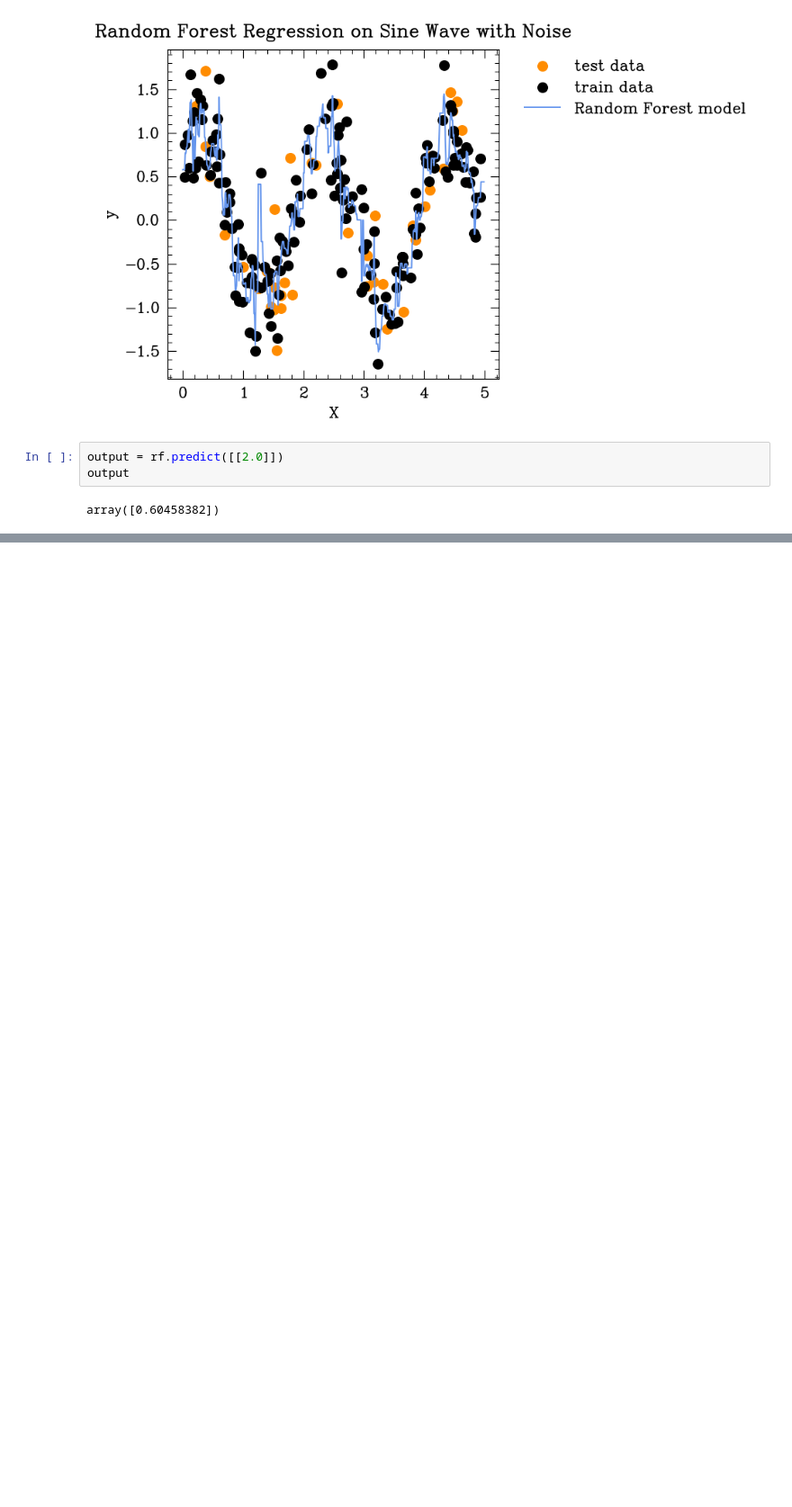
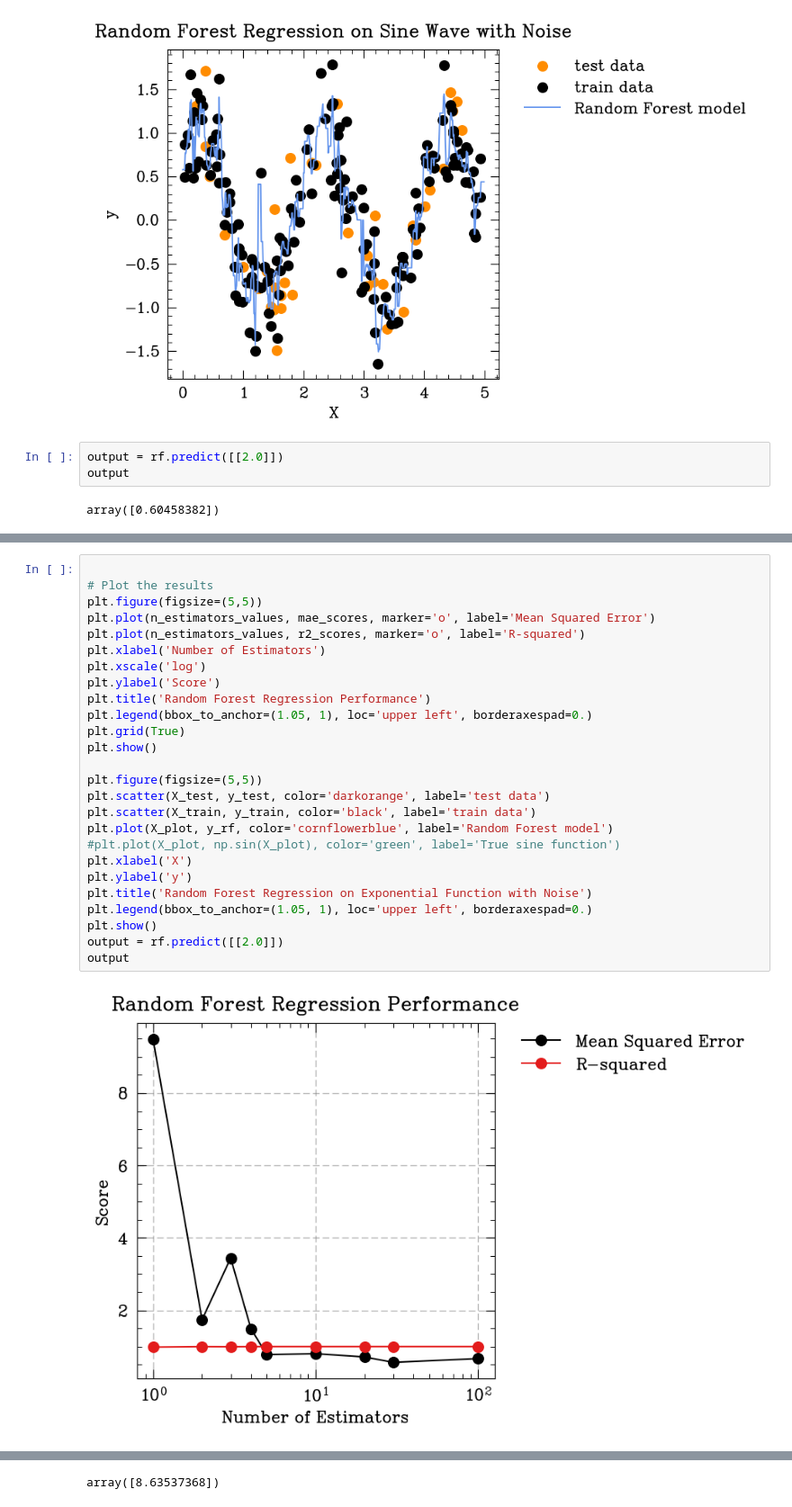
Before and after one commit to catastropiyush/simulations, a Jupyter notebook: Random_Forest_Regression.ipynb, the cells around one changed output, grey strips where cells are left out. Shown at 90% size. Cells and saved outputs as stored; diff of their text form; blank space fills up the shorter version.

```diff
--- a/Random_Forest_Regression.ipynb
+++ b/Random_Forest_Regression.ipynb
@@ -101,0 +181,28 @@ array([0.60458382])
+# %%
+
+# Plot the results
+plt.figure(figsize=(5,5))
+plt.plot(n_estimators_values, mae_scores, marker='o', label='Mean Squared Error')
+plt.plot(n_estimators_values, r2_scores, marker='o', label='R-squared')
+plt.xlabel('Number of Estimators')
+plt.xscale('log')
+plt.ylabel('Score')
+plt.title('Random Forest Regression Performance')
+plt.legend(bbox_to_anchor=(1.05, 1), loc='upper left', borderaxespad=0.)
+plt.grid(True)
+plt.show()
+
+plt.figure(figsize=(5,5))
+plt.scatter(X_test, y_test, color='darkorange', label='test data')
+plt.scatter(X_train, y_train, color='black', label='train data')
+plt.plot(X_plot, y_rf, color='cornflowerblue', label='Random Forest model')
+#plt.plot(X_plot, np.sin(X_plot), color='green', label='True sine function')
+plt.xlabel('X')
+plt.ylabel('y')
+plt.title('Random Forest Regression on Exponential Function with Noise')
+plt.legend(bbox_to_anchor=(1.05, 1), loc='upper left', borderaxespad=0.)
+plt.show()
+output = rf.predict([[2.0]])
+output
+# %% [output]
+[figure, added]
@@ -101,0 +210 @@ array([0.60458382])
+array([8.63537368])
```
Also changed, not shown: parts of 3 cells of this notebook.
